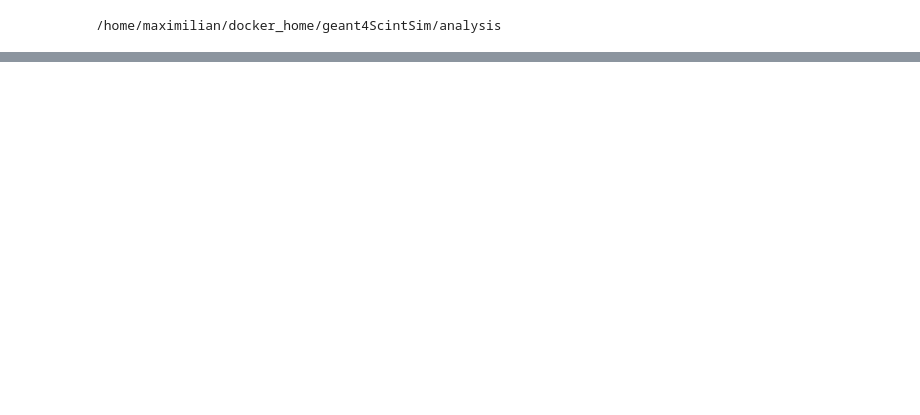
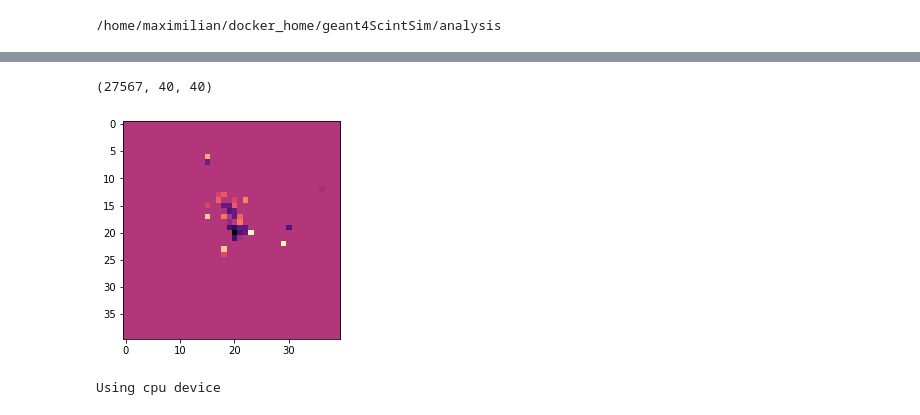
Before and after one commit to maximilianKoeper/geant4ScintSim, a Jupyter notebook: analysis/jupyter-notebooks/Analysis_test.ipynb, the cells around one changed output, grey strips where cells are left out. Saved outputs shown, nothing was run; the diff lists cells and outputs as text; code cells hidden in the pictures; blank space fills up the shorter version.

```diff
--- a/analysis/jupyter-notebooks/Analysis_test.ipynb
+++ b/analysis/jupyter-notebooks/Analysis_test.ipynb
@@ -18,0 +60,25 @@ psh.plotEdepDistr(900, data)
+# %%
+x_data = []
+y_data = []
+
+edep_data = np.zeros((80,80), dtype=float)
+
+for eventid in data["event"]:
+    # print(eventid)
+    if "tileHitEdep" not in data["event"][str(eventid)].keys():
+        #print(eventid)
+        continue
+    for key in data["event"][str(eventid)]["tileHitEdep"]:
+        #x_data.append(data["geometry"]["tiles"][key]["posX"])
+        #y_data.append(data["geometry"]["tiles"][key]["posY"])
+        x = (int(key))%80
+        y = (int(key)) // 80
+        edep_data[x][y] = np.log(data["event"][str(eventid)]["tileHitEdep"][key])
+
+        index = unravel_index(edep_data.argmax(), edep_data.shape)
+        edep_data_test = edep_data[index[0]-20:index[0]+20,index[1]-20:index[1]+20]
+
+    if edep_data_test.shape != (40,40):
+        continue
+    x_data.append(np.array(edep_data_test))
+    y_data.append(data["event"][str(eventid)]["particle_energy"]/5000)
@@ -18,0 +119,14 @@ psh.plotEdepDistr(900, data)
+# %%
+np.array(x_data).shape
+# %% [output]
+(27567, 40, 40)
+# %%
+x_train = torch.Tensor(np.array(x_data).reshape(-1, 1, 40,40).astype('float32'))
+
+y_train = torch.Tensor(y_data).unsqueeze(-1)
+# %%
+# Test if everything is still ok
+plt.imshow(np.array(x_train[0][0]), cmap="magma_r")
+plt.show()
+# %% [output]
+[figure, added]
@@ -18,0 +179,5 @@ psh.plotEdepDistr(900, data)
+# %%
+device = "cuda" if torch.cuda.is_available() else "cpu"
+print(f"Using {device} device")
+# %% [output]
+Using cpu device
```
Also changed, not shown: parts of 24 cells of this notebook, 3 other files.
